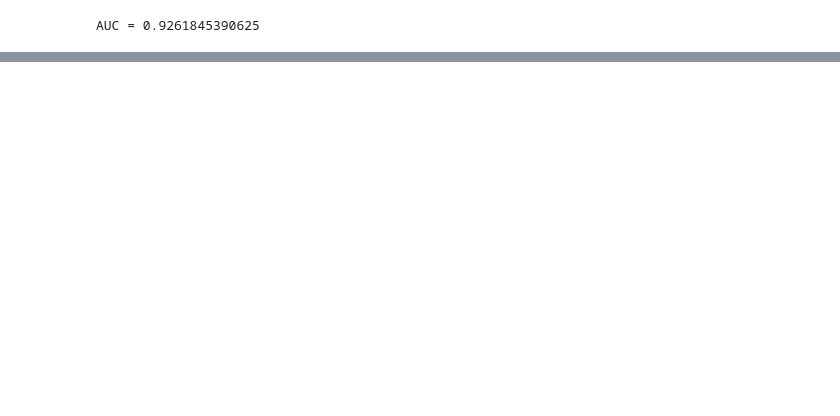
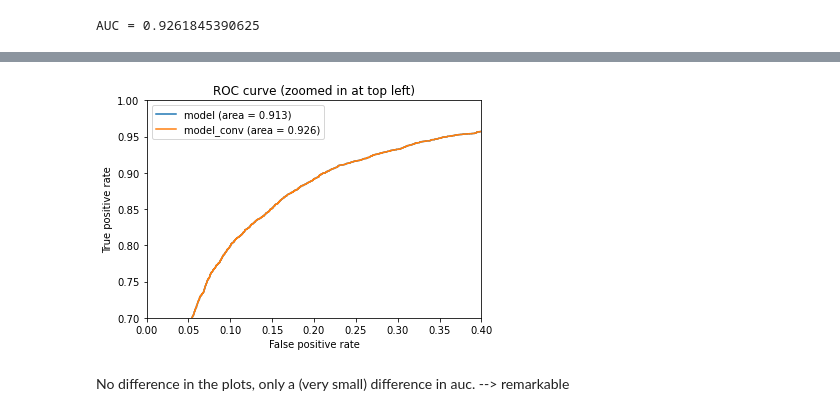
Before and after one commit to bonjasper/8p361-project-imaging, a Jupyter notebook: Mike/cnn_mike.ipynb, the cells around one changed output, grey strips where cells are left out. Saved outputs shown, nothing was run; the diff lists cells and outputs as text; code cells hidden in the pictures; blank space fills up the shorter version.

```diff
--- a/Mike/cnn_mike.ipynb
+++ b/Mike/cnn_mike.ipynb
@@ -365,0 +402,16 @@ plt.show()
+# %%
+plt.figure(6)
+plt.xlim(0, 0.4)
+plt.ylim(0.7, 1)
+plt.plot([0, 1], [0, 1], 'k--')
+plt.plot(fpr, tpr, label='model (area = {:.3f})'.format(auc_model))
+plt.plot(fpr, tpr, label='model_conv (area = {:.3f})'.format(auc_model2))
+plt.xlabel('False positive rate')
+plt.ylabel('True positive rate')
+plt.title('ROC curve (zoomed in at top left)')
+plt.legend(loc='best')
+plt.show()
+# %% [output]
+[figure, added]
+# %% [markdown]
+No difference in the plots, only a (very small) difference in auc. --> remarkable
```
Also changed, not shown: parts of 9 cells of this notebook.
